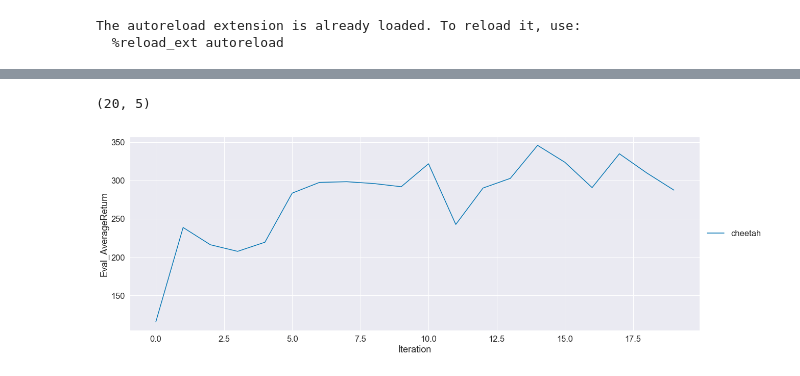
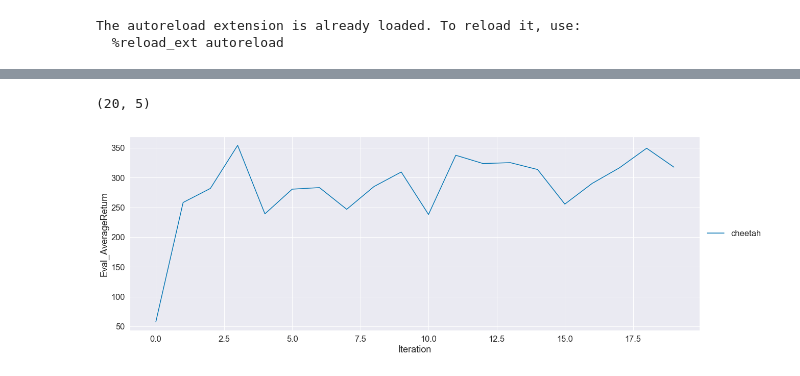
Before and after one commit to Max-Fu/homework_fall2020, a Jupyter notebook: hw4/visualization.ipynb, the cells around one changed output, grey strips where cells are left out. Saved outputs shown, nothing was run; the diff lists cells and outputs as text; code cells hidden in the pictures.

```diff
--- a/hw4/visualization.ipynb
+++ b/hw4/visualization.ipynb
@@ -171,13 +171,13 @@ plot(q3_experiment, head='data', legend=["reacher"], plot_values='Eval_AverageRe
 # %%
 # Adjust files in these two lists! The following is an example from my system where
 # I had these as my directory names.
 q3_experiment = [
-    'hw4_q3_cheetah_cheetah-cs285-v0_27-10-2020_21-58-02'
+    'hw4_q3_cheetah_cheetah-cs285-v0_29-10-2020_02-23-44'
 ]
 plot(q3_experiment, head='data', legend=["cheetah"], plot_values='Eval_AverageReturn', other_value='Eval_StdReturn')
 # %% [output]
 (20, 5)
-[figure, old version]
+[figure, new version]
 # %%
 # Adjust files in these two lists! The following is an example from my system where
 # I had these as my directory names.
```
Also changed, not shown: parts of 6 cells of this notebook, 1 other file.
